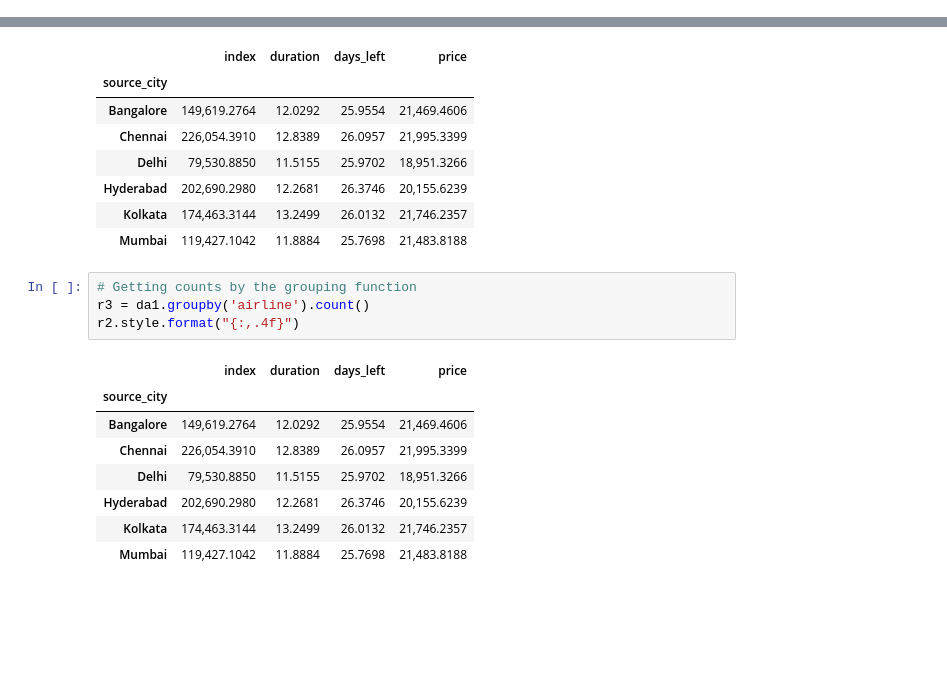
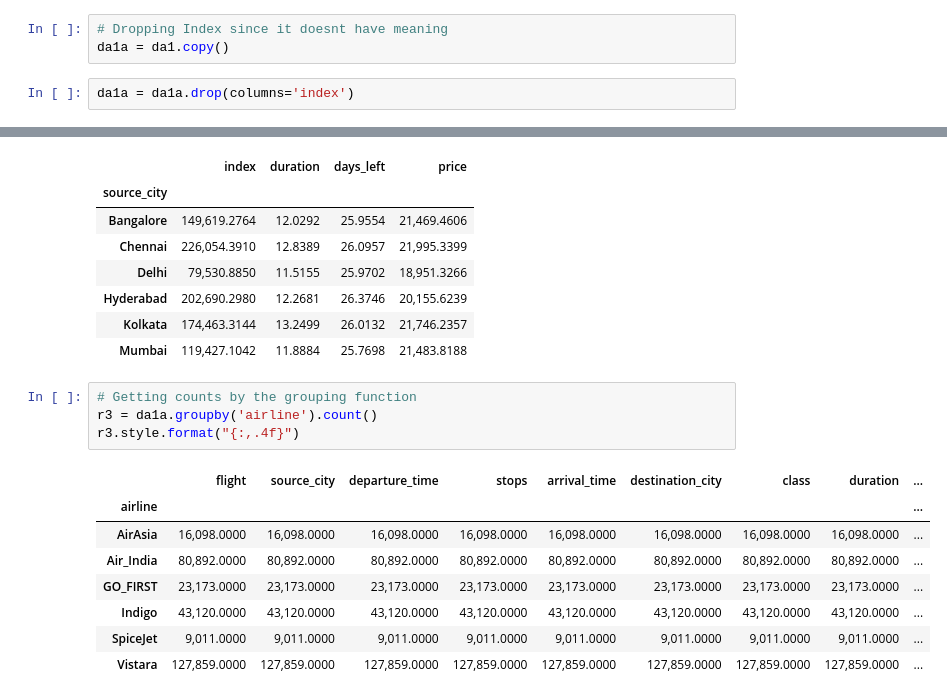
Before and after one commit to xyizko/xo-mathz, a Jupyter notebook: nb/yt-pandas-2.ipynb, the cells around one changed output, grey strips where cells are left out. Cells and saved outputs as stored; diff of their text form; blank space fills up the shorter version.

```diff
--- a/nb/yt-pandas-2.ipynb
+++ b/nb/yt-pandas-2.ipynb
@@ -1136,3 +1136,8 @@ da1
 | 300151 | 300151 | Vistara | UK-828 | Chennai | Early_Morning | one | Evening | Hyderabad | ... |
 | 300152 | 300152 | Vistara | UK-822 | Chennai | Morning | one | Evening | Hyderabad | ... |
 300153 rows × 12 columns
+# %%
+# Dropping Index since it doesnt have meaning
+da1a = da1.copy()
+# %%
+da1a = da1a.drop(columns='index')
@@ -1206,14 +1227,14 @@ r2.style.format("{:,.4f}")
 | Mumbai | 119,427.1042 | 11.8884 | 25.7698 | 21,483.8188 |
 # %%
 # Getting counts by the grouping function
-r3 = da1.groupby('airline').count()
-r2.style.format("{:,.4f}")
+r3 = da1a.groupby('airline').count()
+r3.style.format("{:,.4f}")
 # %% [output]
-|  | index | duration | days_left | price |
-| source_city |  |  |  |  |
-| Bangalore | 149,619.2764 | 12.0292 | 25.9554 | 21,469.4606 |
-| Chennai | 226,054.3910 | 12.8389 | 26.0957 | 21,995.3399 |
-| Delhi | 79,530.8850 | 11.5155 | 25.9702 | 18,951.3266 |
-| Hyderabad | 202,690.2980 | 12.2681 | 26.3746 | 20,155.6239 |
-| Kolkata | 174,463.3144 | 13.2499 | 26.0132 | 21,746.2357 |
-| Mumbai | 119,427.1042 | 11.8884 | 25.7698 | 21,483.8188 |
+|  | flight | source_city | departure_time | stops | arrival_time | destination_city | class | duration | ... |
+| airline |  |  |  |  |  |  |  |  | ... |
+| AirAsia | 16,098.0000 | 16,098.0000 | 16,098.0000 | 16,098.0000 | 16,098.0000 | 16,098.0000 | 16,098.0000 | 16,098.0000 | ... |
+| Air_India | 80,892.0000 | 80,892.0000 | 80,892.0000 | 80,892.0000 | 80,892.0000 | 80,892.0000 | 80,892.0000 | 80,892.0000 | ... |
+| GO_FIRST | 23,173.0000 | 23,173.0000 | 23,173.0000 | 23,173.0000 | 23,173.0000 | 23,173.0000 | 23,173.0000 | 23,173.0000 | ... |
+| Indigo | 43,120.0000 | 43,120.0000 | 43,120.0000 | 43,120.0000 | 43,120.0000 | 43,120.0000 | 43,120.0000 | 43,120.0000 | ... |
+| SpiceJet | 9,011.0000 | 9,011.0000 | 9,011.0000 | 9,011.0000 | 9,011.0000 | 9,011.0000 | 9,011.0000 | 9,011.0000 | ... |
+| Vistara | 127,859.0000 | 127,859.0000 | 127,859.0000 | 127,859.0000 | 127,859.0000 | 127,859.0000 | 127,859.0000 | 127,859.0000 | ... |
```
Also changed, not shown: parts of 3 cells of this notebook.
